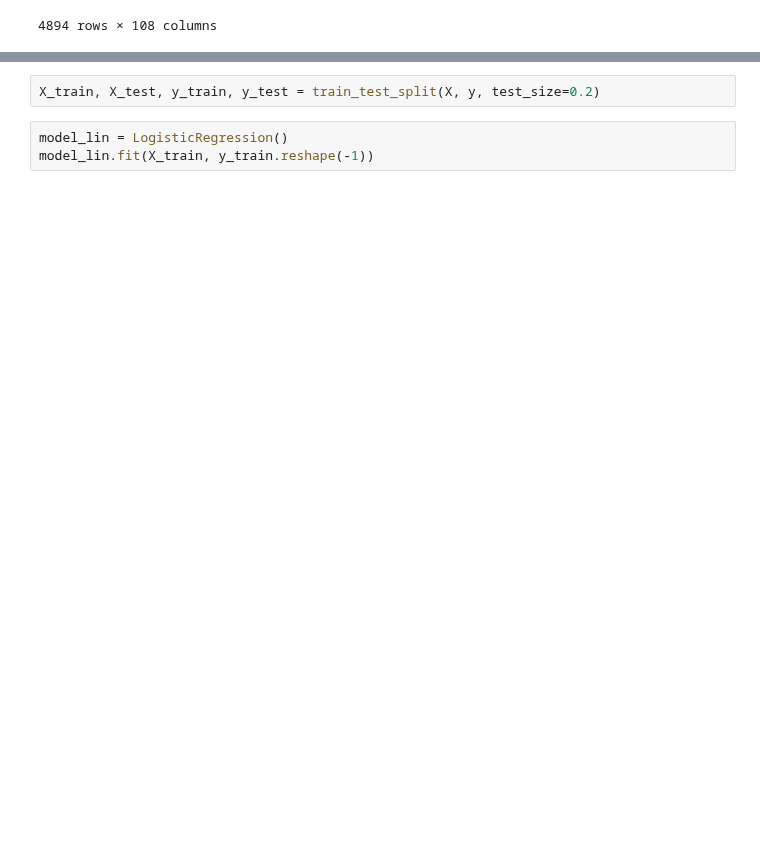
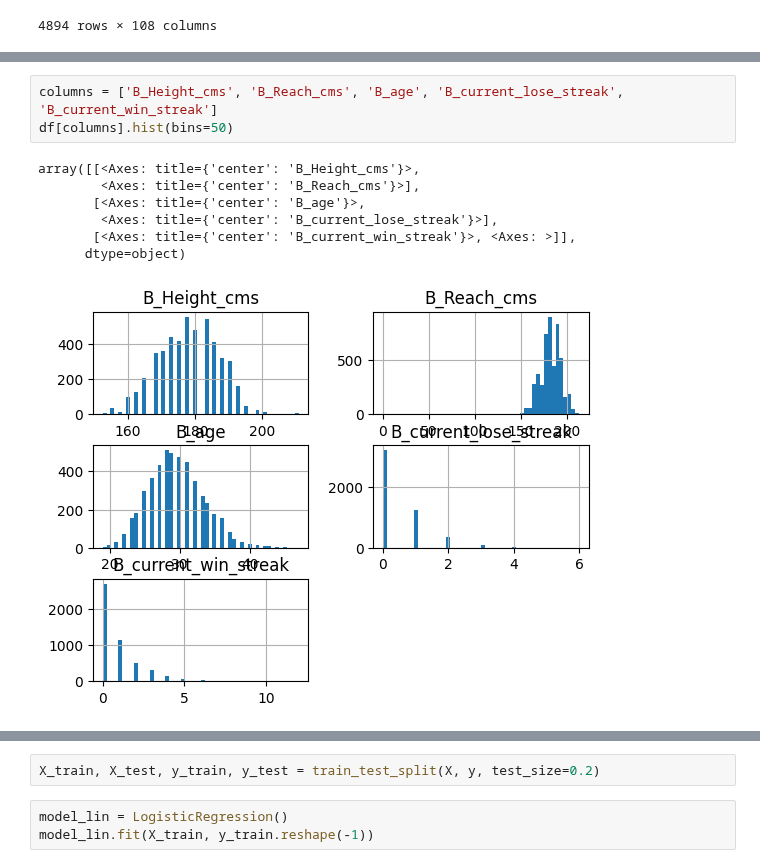
Before and after one commit to FlawlessAfro/ML_fight_prediction, a Jupyter notebook: logisticmodel.ipynb, the cells around one changed output, grey strips where cells are left out. Saved outputs shown, nothing was run; the diff lists cells and outputs as text; blank space fills up the shorter version.

```diff
--- a/logisticmodel.ipynb
+++ b/logisticmodel.ipynb
@@ -30,0 +47,11 @@ df
+# %%
+columns = ['B_Height_cms', 'B_Reach_cms', 'B_age', 'B_current_lose_streak', 'B_current_win_streak']
+df[columns].hist(bins=50)
+# %% [output]
+array([[<Axes: title={'center': 'B_Height_cms'}>,
+        <Axes: title={'center': 'B_Reach_cms'}>],
+       [<Axes: title={'center': 'B_age'}>,
+        <Axes: title={'center': 'B_current_lose_streak'}>],
+       [<Axes: title={'center': 'B_current_win_streak'}>, <Axes: >]],
+      dtype=object)
+[figure, added]
```
Also changed, not shown: parts of 9 cells of this notebook.
